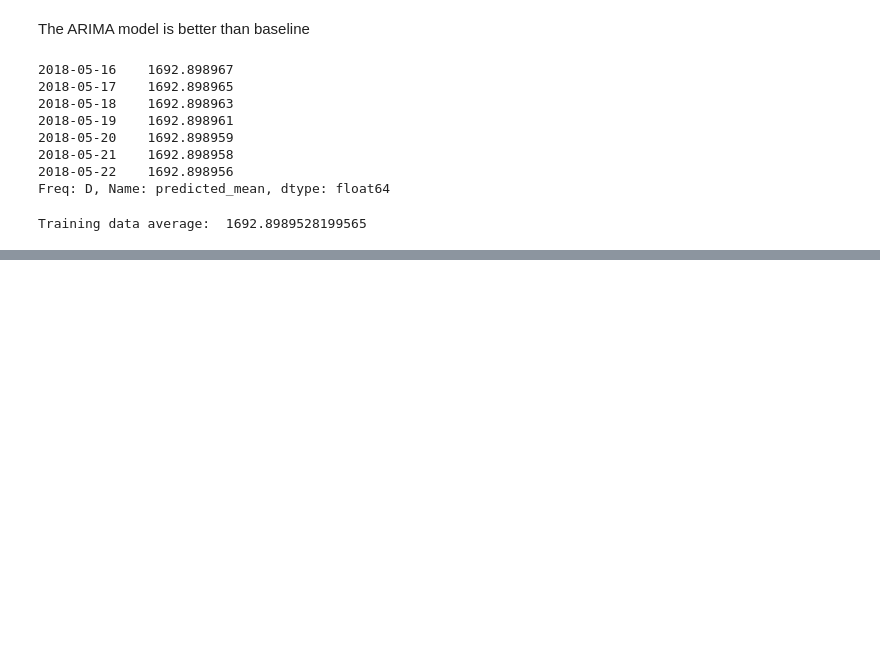
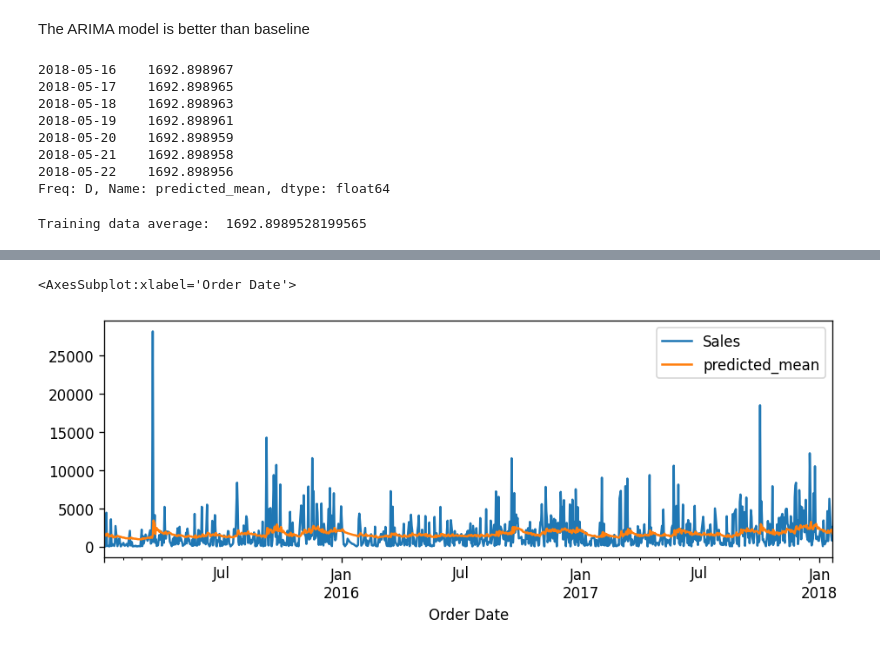
Before and after one commit to youngb1801/Portfolio, a Jupyter notebook: Timeseries_Analysis/Sales_Prediction.ipynb, the cells around one changed output, grey strips where cells are left out. Saved outputs shown, nothing was run; the diff lists cells and outputs as text; code cells hidden in the pictures; blank space fills up the shorter version.

Commit message:
Added plots to Sales_prediction
Added prediction plots into notebook

```diff
--- a/Timeseries_Analysis/Sales_Prediction.ipynb
+++ b/Timeseries_Analysis/Sales_Prediction.ipynb
@@ -566,0 +568,2 @@ What is happening here is the ARIMA model is using thhe average of the training
+# %%
+preds = fitted.predict(steps = 307)
@@ -566,0 +580,6 @@ What is happening here is the ARIMA model is using thhe average of the training
+# %%
+train_data.plot(legend = True)
+preds.plot(legend = True)
+# %% [output]
+<AxesSubplot:xlabel='Order Date'>
+[figure, added]
```
Also changed, not shown: parts of 11 cells of this notebook, 10 other files.
